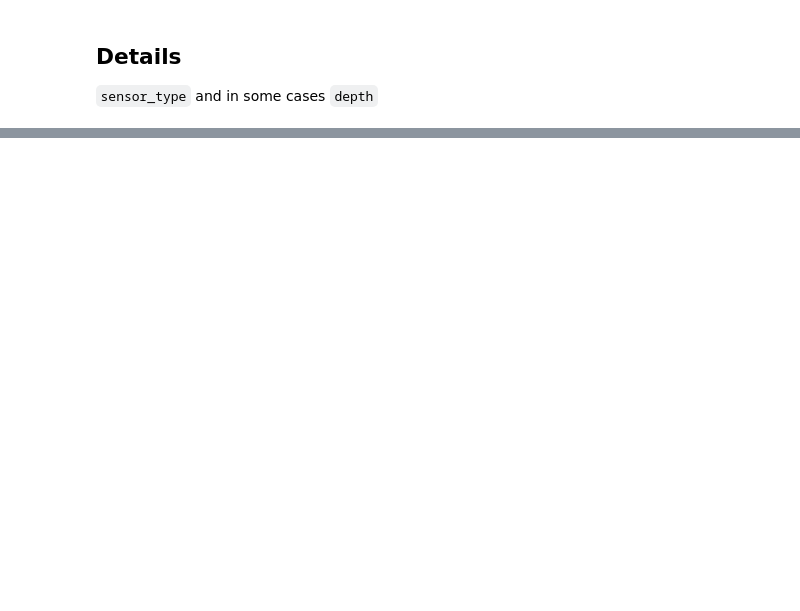
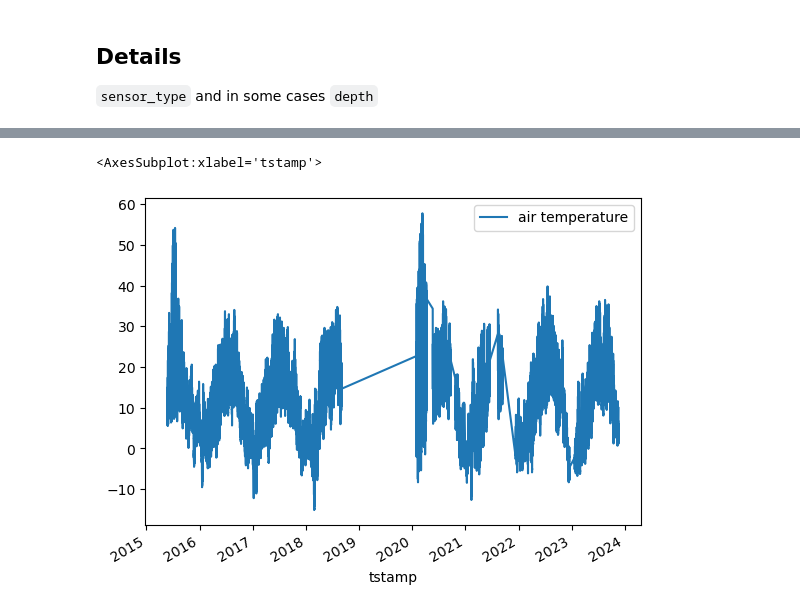
Before and after one commit to VForWaTer/scripts, a Jupyter notebook: buehlot/upload_buehlot.ipynb, the cells around one changed output, grey strips where cells are left out. Cells and saved outputs as stored; diff of their text form; code cells hidden in the pictures; blank space fills up the shorter version.

```diff
--- a/buehlot/upload_buehlot.ipynb
+++ b/buehlot/upload_buehlot.ipynb
@@ -268,0 +406,6 @@ for _, row in metadata_raw.iterrows():
+# %%
+df = pd.read_csv("data/data_export/air_temperature/Grundigklinik_air_temperature.csv", parse_dates=True, index_col=0)
+df.plot()
+# %% [output]
+<AxesSubplot:xlabel='tstamp'>
+[figure, added]
```
Also changed, not shown: parts of 29 cells of this notebook.
